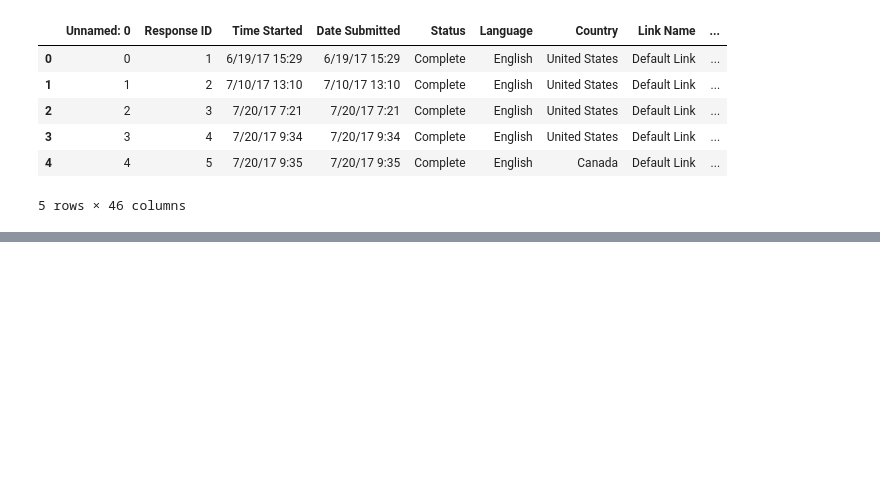
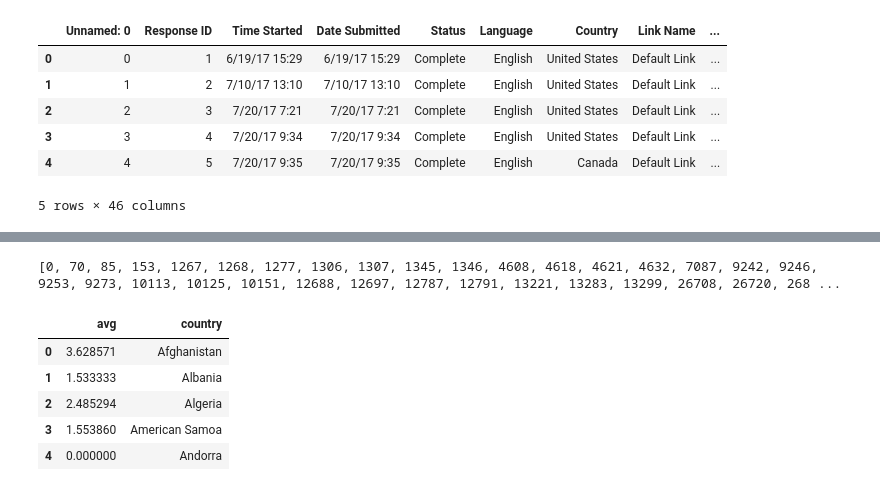
Before and after one commit to INFO-4602-5602/project-3-mozilla-project3-team8, a Jupyter notebook: explore.ipynb, the cells around one changed output, grey strips where cells are left out. Drawn from its saved outputs; the diff is of its cells as text; code cells hidden in the pictures; blank space fills up the shorter version.

```diff
--- a/explore.ipynb
+++ b/explore.ipynb
@@ -105,0 +132,6 @@ KeyboardInterrupt:
+# %%
+sections = list()
+for i in range(0, len(defsdf)):
+    if(defsdf.iat[i,0] != defsdf.iat[i-1,0]):
+        print("Country change! From " + str(defsdf.iat[i-1,0]) + " to " + str(defsdf.iat[i,0]) + ".   Row#" + str(i))
+        sections.append(i)
@@ -105,0 +156,23 @@ KeyboardInterrupt:
+# %%
+print(sections)
+avgs = list()
+countries = list()
+for i in range(1, len(sections)):
+    total = 0
+    for j in range(sections[i-1], sections[i]-1):
+        total += defsdf.iat[j, 1]
+    avg = total / (sections[i] - sections[i-1])
+    avgs.append(avg)
+    countries.append(defsdf.iat[sections[i], 0])
+# %% [output]
+[0, 70, 85, 153, 1267, 1268, 1277, 1306, 1307, 1345, 1346, 4608, 4618, 4621, 4632, 7087, 9242, 9246, 9253, 9273, 10113, 10125, 10151, 12688, 12697, 12787, 12791, 13221, 13283, 13299, 26708, 26720, 268 ...
+# %%
+avgdf = pd.DataFrame({"country":countries, "avg":avgs})
+avgdf.head()
+# %% [output]
+|  | avg | country |
+| 0 | 3.628571 | Afghanistan |
+| 1 | 1.533333 | Albania |
+| 2 | 2.485294 | Algeria |
+| 3 | 1.553860 | American Samoa |
+| 4 | 0.000000 | Andorra |
```
Also changed, not shown: parts of 5 cells of this notebook, 1 other file.
